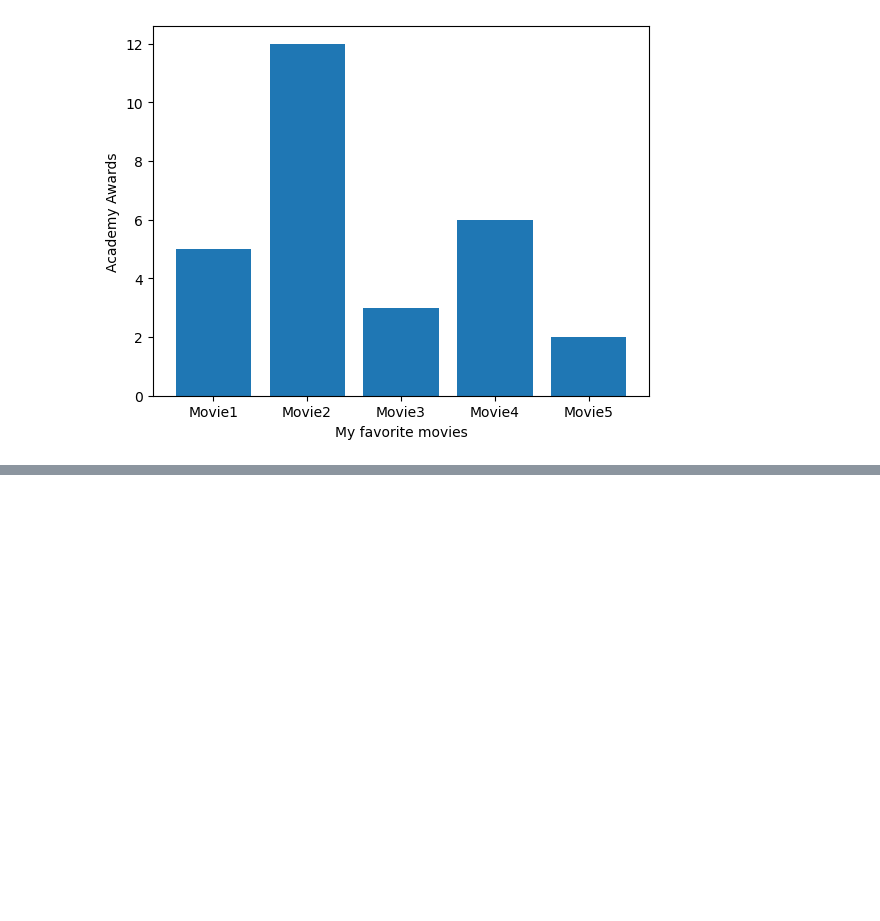
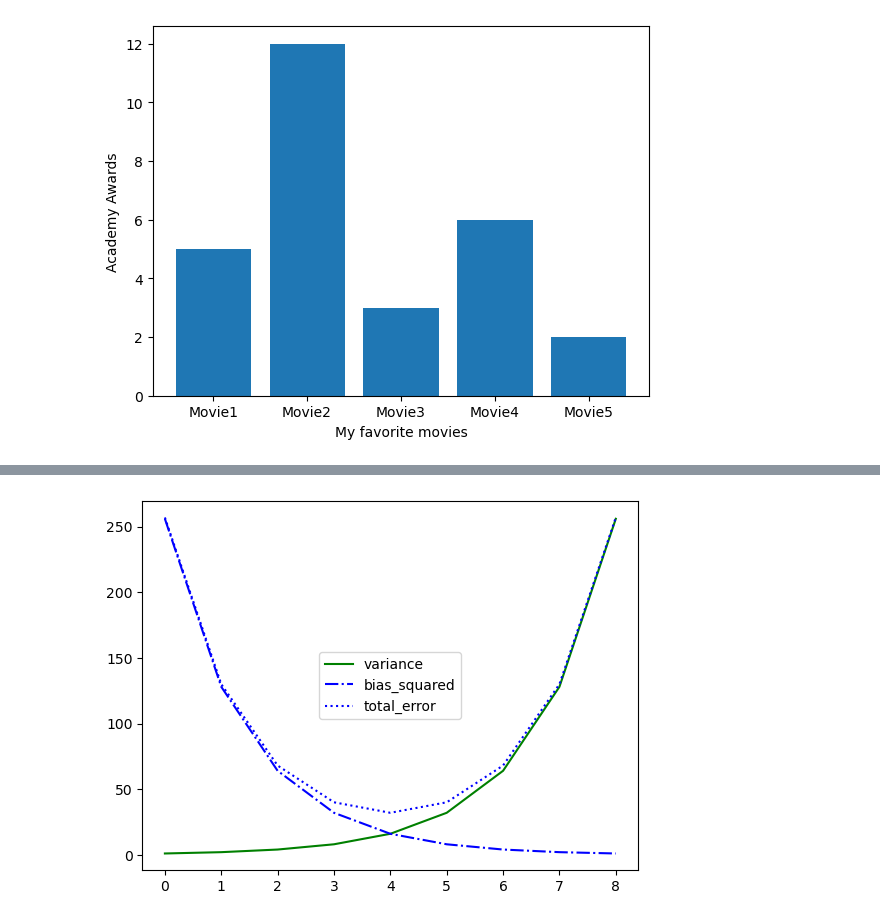
Before and after one commit to Navyn27/Data-Presentation, a Jupyter notebook: Showing-data.ipynb, the cells around one changed output, grey strips where cells are left out. Saved outputs shown, nothing was run; the diff lists cells and outputs as text; code cells hidden in the pictures; blank space fills up the shorter version.

```diff
--- a/Showing-data.ipynb
+++ b/Showing-data.ipynb
@@ -33,0 +80,22 @@ plt.show()
+# %%
+variance = [1, 2, 4, 8, 16, 32, 64, 128, 256]
+bias_squared = [256, 128, 64, 32, 16, 8, 4, 2, 1]
+
+# zipping returns
+total_error = [x+y for x,y in zip(variance,bias_squared)]
+
+xs = [i for i,_ in enumerate(variance)]
+
+plt.plot(xs,variance, "g-", label="variance")
+plt.plot(xs,bias_squared, "b-.", label="bias_squared")
+plt.plot(xs, total_error, "b:", label="total_error")
+
+plt.ylabel("")
+plt.xlabel("")
+plt.title("")
+
+plt.legend(loc = 10)
+
+plt.show()
+# %% [output]
+[figure, added]
```
Also changed, not shown: parts of 6 cells of this notebook.
